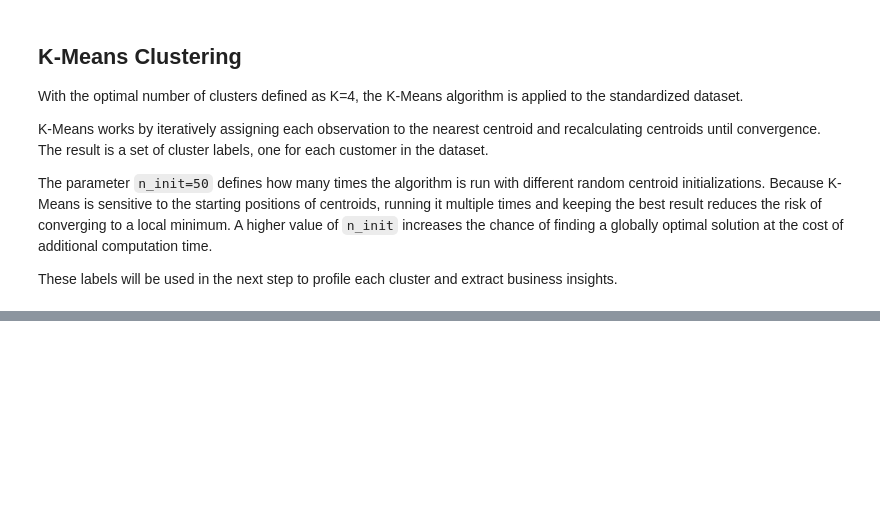
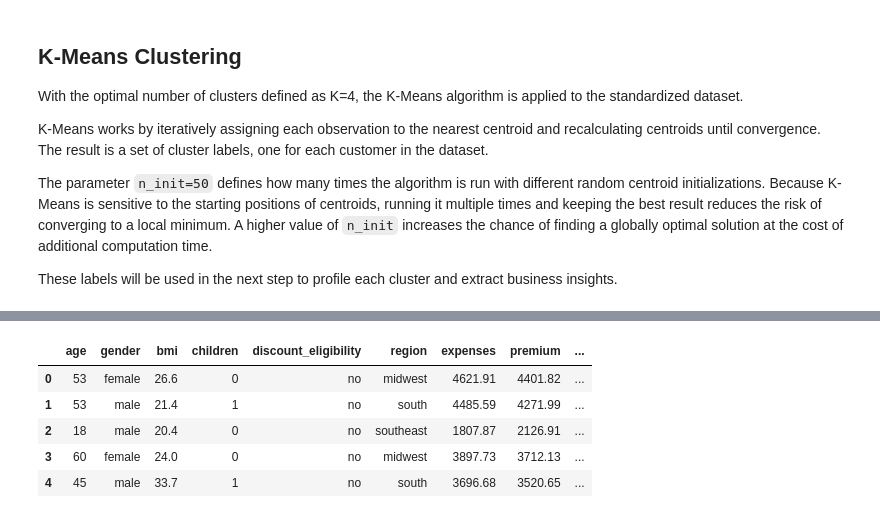
Before and after one commit to renancaetan0/prediction_methods_health_insurance, a Jupyter notebook: notebooks/linear_regression_and_clustering_compairson_health_insurance_case.ipynb, the cells around one changed output, grey strips where cells are left out. Saved outputs shown, nothing was run; the diff lists cells and outputs as text; code cells hidden in the pictures; blank space fills up the shorter version.

Commit message:
fix: assignment clusters on the clients data

```diff
--- a/notebooks/linear_regression_and_clustering_compairson_health_insurance_case.ipynb
+++ b/notebooks/linear_regression_and_clustering_compairson_health_insurance_case.ipynb
@@ -316,0 +323,15 @@ kmeans_model.fit(cluster_train_scaled_df)  # fitting K-Means on standardized tra
+# %%
+# =========================================
+# Assigning cluster labels to training dataframe (80% split)
+# =========================================
+
+base_health_insurance_train_df["cluster"] = kmeans_model.labels_  # assigning cluster IDs only to the training set
+
+display(base_health_insurance_train_df.head())  # preview of training data with cluster column
+# %% [output]
+|  | age | gender | bmi | children | discount_eligibility | region | expenses | premium | ... |
+| 0 | 53 | female | 26.6 | 0 | no | midwest | 4621.91 | 4401.82 | ... |
+| 1 | 53 | male | 21.4 | 1 | no | south | 4485.59 | 4271.99 | ... |
+| 2 | 18 | male | 20.4 | 0 | no | southeast | 1807.87 | 2126.91 | ... |
+| 3 | 60 | female | 24.0 | 0 | no | midwest | 3897.73 | 3712.13 | ... |
+| 4 | 45 | male | 33.7 | 1 | no | south | 3696.68 | 3520.65 | ... |
```
Also changed, not shown: parts of 1 cell of this notebook.
